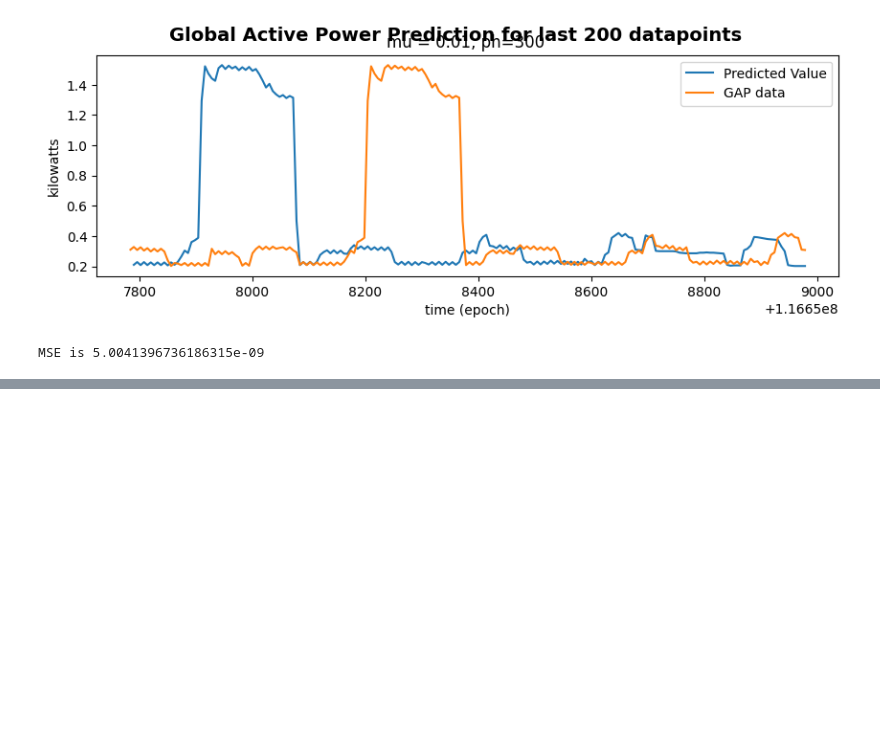
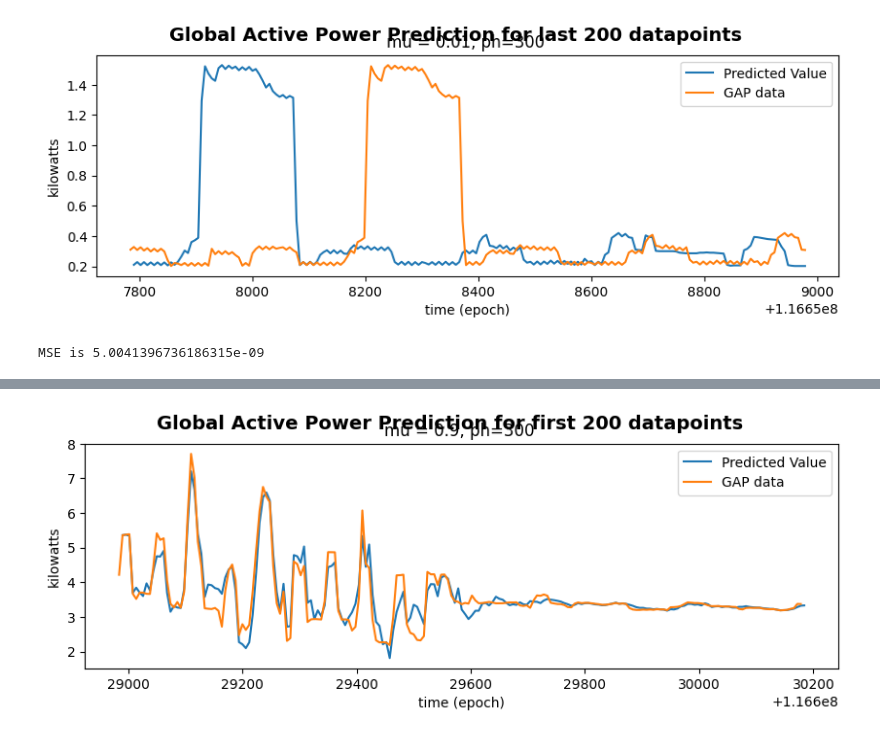
Before and after one commit to santausd/USD-AAI-530-A1-Assignment3.1, a Jupyter notebook: Linear Regression for IoT.ipynb, the cells around one changed output, grey strips where cells are left out. Saved outputs shown, nothing was run; the diff lists cells and outputs as text; code cells hidden in the pictures; blank space fills up the shorter version.

```diff
--- a/Linear Regression for IoT.ipynb
+++ b/Linear Regression for IoT.ipynb
@@ -300,11 +313,11 @@ A:
 **TODO: Add voltage data as a second variable to our model and re-run the prediction code. Then visualize the first and last 200 points and compute the MSE**
 # %%
 #add voltage to the x-variables in our dataset
-ts = ?
+ts = df[["unix", "Voltage"]]
 ys = pd.DataFrame(df.Global_active_power)
 
-ph = #5 minutes
-ph_index = ?
+ph = 5 * 60   #5 minutes
+ph_index = math.ceil(ph/mean_unix_diff)
 mu = 0.9
 
 #let's limit the number of samples in our model to 5000 just for speed
@@ -319,4 +386,9 @@ yp_pred = np.zeros(n_s-1)
 # %%
 #Plot first 200 data points/predictions for the expanded dataset
+startpoint = 0
+lastpoint = 200
+visualise_results(startpoint, lastpoint, ts, ys, tp_pred, yp_pred, 'for first 200 datapoints')
+# %% [output]
+[figure, added]
 # %%
 #Plot last 200 data points/predictions for the expanded data
```
Also changed, not shown: parts of 14 cells of this notebook.
